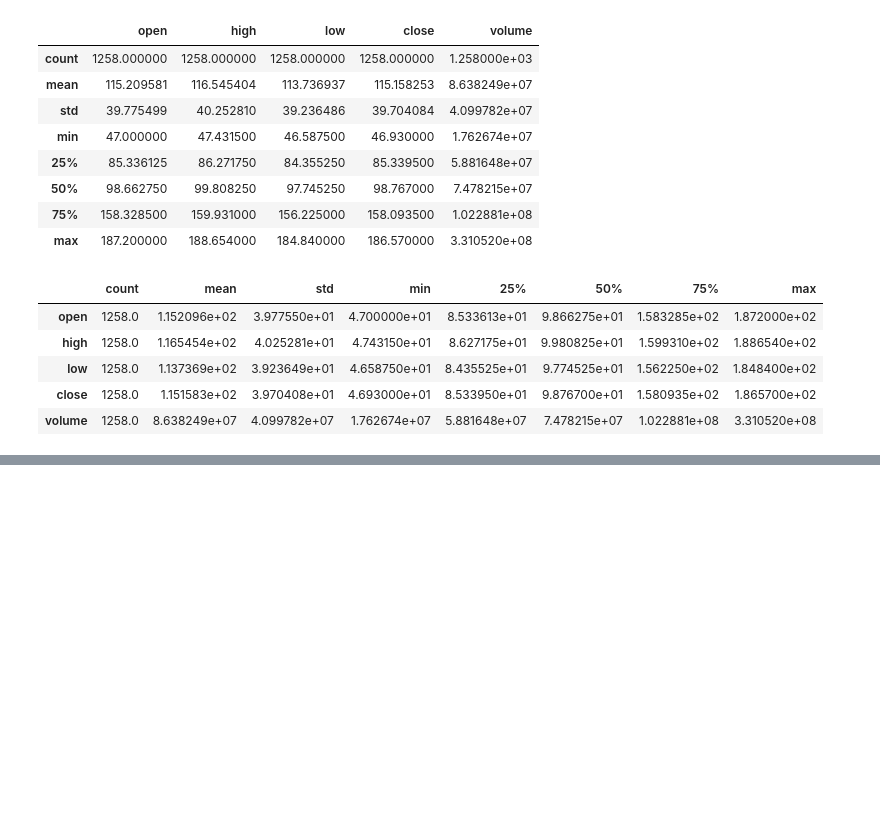
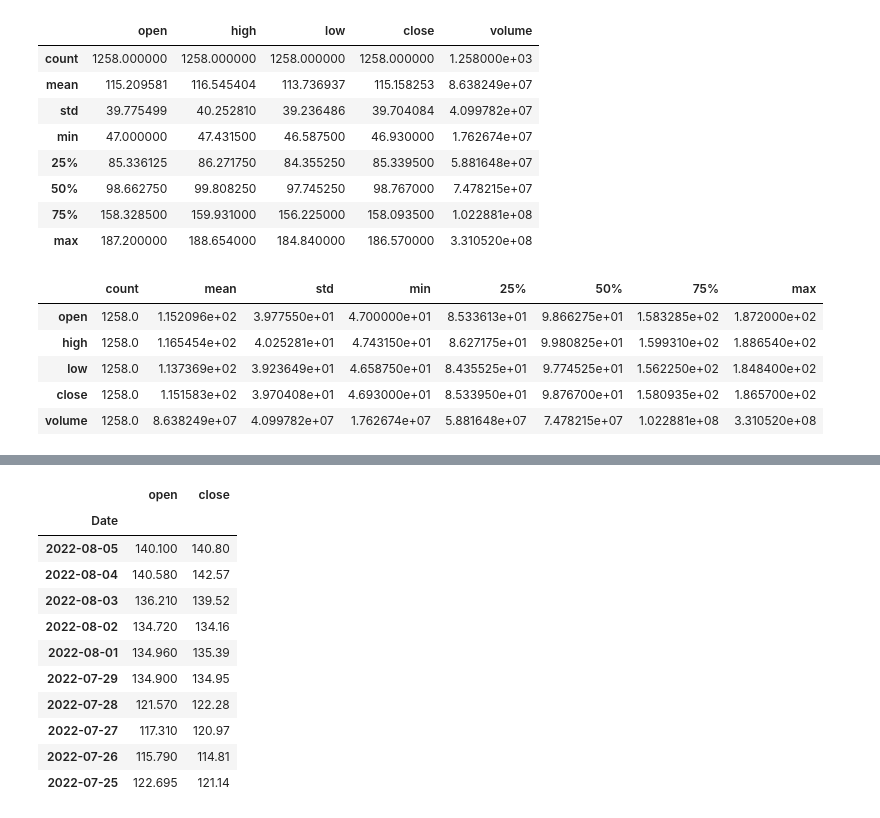
Before and after one commit to wkkw0203/pyton_data_science_bootcamp, a Jupyter notebook: dane_gieldowe_kurs_udemy.ipynb, the cells around one changed output, grey strips where cells are left out. Cells and saved outputs as stored; diff of their text form; code cells hidden in the pictures; blank space fills up the shorter version.

```diff
--- a/dane_gieldowe_kurs_udemy.ipynb
+++ b/dane_gieldowe_kurs_udemy.ipynb
@@ -93,0 +126,15 @@ df.describe().T
+# %%
+df[['open' , 'close']]
+# %% [output]
+|  | open | close |
+| Date |  |  |
+| 2022-08-05 | 140.100 | 140.80 |
+| 2022-08-04 | 140.580 | 142.57 |
+| 2022-08-03 | 136.210 | 139.52 |
+| 2022-08-02 | 134.720 | 134.16 |
+| 2022-08-01 | 134.960 | 135.39 |
+| 2022-07-29 | 134.900 | 134.95 |
+| 2022-07-28 | 121.570 | 122.28 |
+| 2022-07-27 | 117.310 | 120.97 |
+| 2022-07-26 | 115.790 | 114.81 |
+| 2022-07-25 | 122.695 | 121.14 |
```
Also changed, not shown: parts of 12 cells of this notebook.
